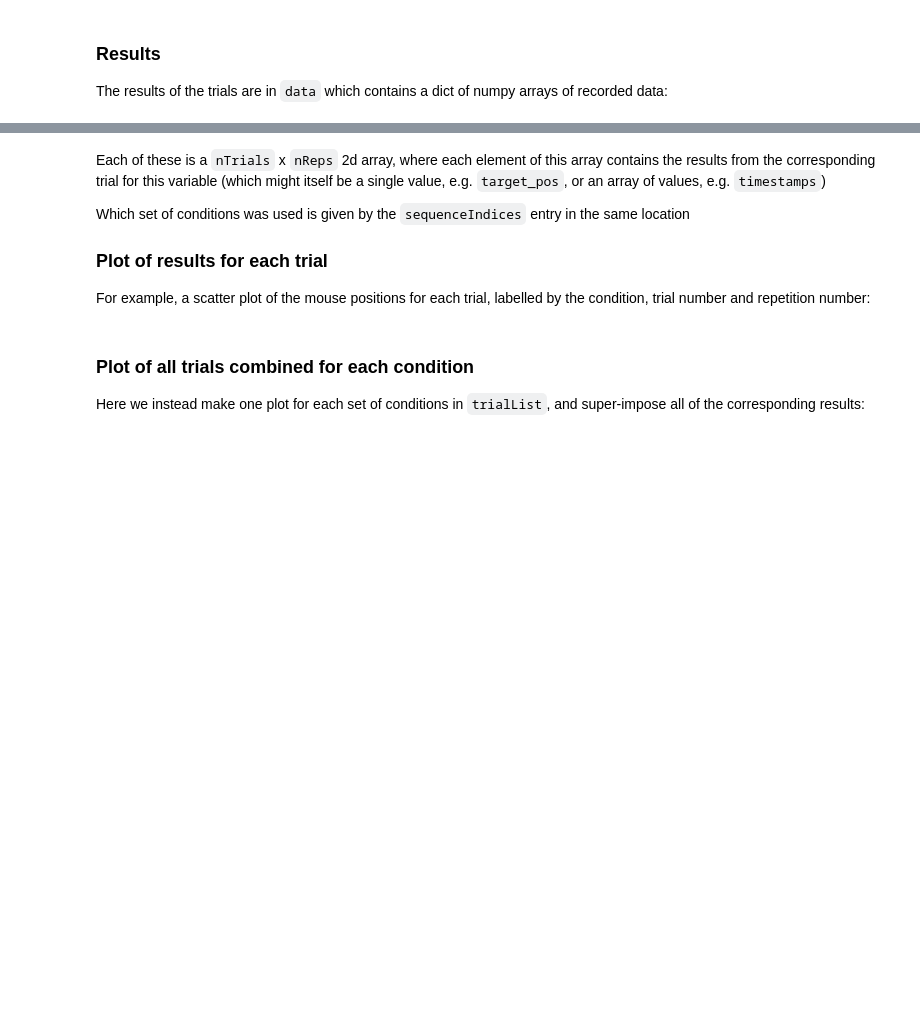
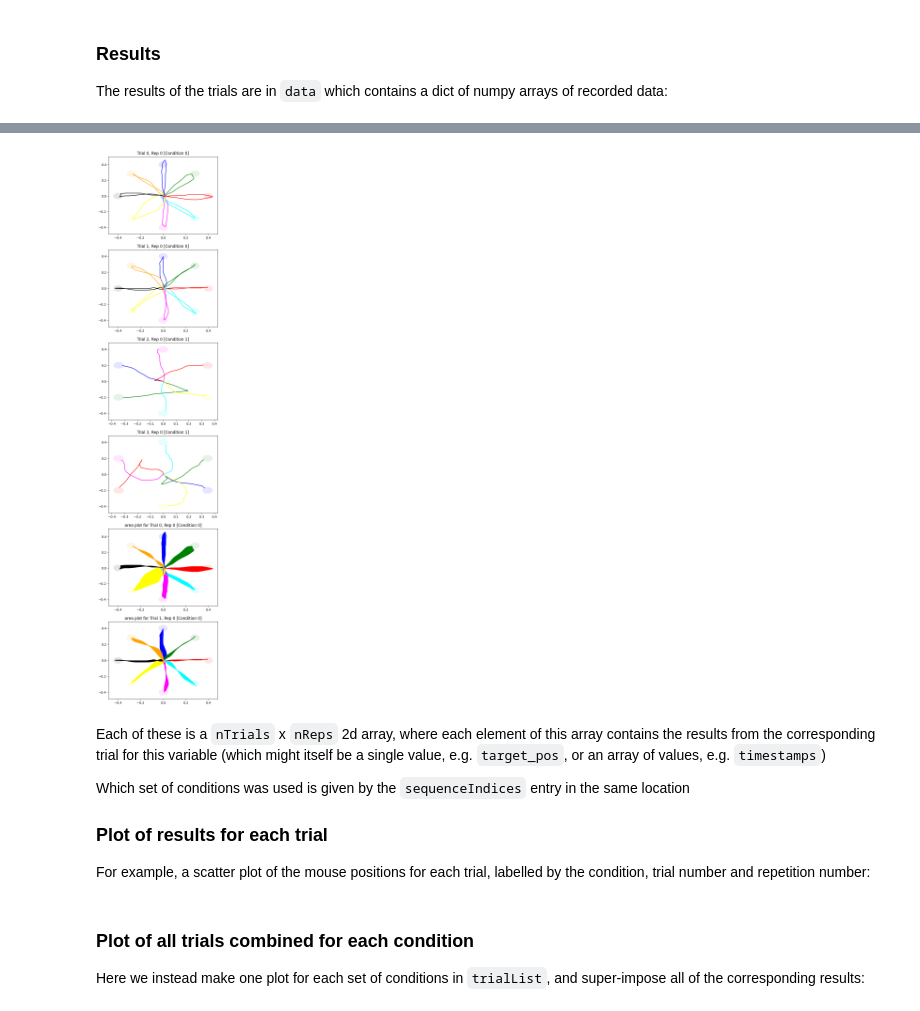
Before and after one commit to ssciwr/vstt, a Jupyter notebook: docs/notebooks/raw_data.ipynb, the cells around one changed output, grey strips where cells are left out. Cells and saved outputs as stored; diff of their text form; code cells hidden in the pictures; blank space fills up the shorter version.

Commit message:
fill the enclosed area and output the result

```diff
--- a/docs/notebooks/raw_data.ipynb
+++ b/docs/notebooks/raw_data.ipynb
@@ -80,0 +133,88 @@ for key, value in psydata.data.items():
+# %%
+colors = ["blue", "green", "red", "cyan", "magenta", "yellow", "black", "orange"]
+nTrials, nReps = psydata.sequenceIndices.shape
+def get_axs_row():
+    row = 0
+    for condition in range(len(psydata.trialList)):
+        if not psydata.trialList[condition]["automove_cursor_to_center"]:
+            row += 2*psydata.trialWeights[condition]
+        else:
+            row += psydata.trialWeights[condition]
+    return row
+
+fig, axs = plt.subplots(get_axs_row(), nReps, figsize=(6, 6 * (nTrials+1) * nReps))
+axs = np.reshape(
+    axs, (get_axs_row(), nReps)
+)  # ensure axs is a 2d-array even if nTrials or nReps is 1
+for trial in range(nTrials):
+    for rep in range(nReps):
+        loc = (trial, rep)
+        condition = psydata.sequenceIndices[loc]
+        target_radius = psydata.trialList[condition]["target_size"]
+        central_target_radius = psydata.trialList[condition]["central_target_size"]
+        ax = axs[loc]
+        ax.set_title(f"Trial {trial}, Rep {rep} [Condition {condition}]")
+        for positions, target_pos, color in zip(
+            psydata.data["to_target_mouse_positions"][loc],
+            psydata.data["target_pos"][loc],
+            colors,
+        ):
+            ax.plot(positions[:, 0], positions[:, 1], color=color)
+            ax.add_patch(
+                plt.Circle(
+                    target_pos,
+                    target_radius,
+                    edgecolor="none",
+                    facecolor=color,
+                    alpha=0.1,
+                )
+            )
+
+        # if condition "automove_cursor_to_center" is deselected, plot the line to center, fill the enclosed area and output the area
+        if not psydata.trialList[condition]["automove_cursor_to_center"]:
+            loc_area = (trial+nTrials, rep)
+            ax_area = axs[loc_area]
+            ax_area.set_title(f"area plot for Trial {trial}, Rep {rep} [Condition {condition}]")
+            print("---------------------------------------------")
+            print("area of Trial %d, Rep %d [Condition %s]" %(trial, rep, condition))
+            for to_target_mouse_positions, to_center_mouse_positions, target_pos, color in zip(
+                psydata.data["to_target_mouse_positions"][loc],
+                psydata.data["to_center_mouse_positions"][loc],
+                psydata.data["target_pos"][loc],
+                colors,
+            ):
+                ax.plot(to_center_mouse_positions[:, 0], to_center_mouse_positions[:, 1], color=color)
+                coords = np.concatenate((to_target_mouse_positions, to_center_mouse_positions))
+                polygon = Polygon(coords)
+                lr_coords = np.concatenate((coords[:], to_target_mouse_positions[0:1]))
+                lr = LineString(lr_coords)
+                validation = lr.is_valid
+                multi_LineString = unary_union(lr)
+                area = 0
+                for pg in polygonize(multi_LineString):
+                    area += pg.area
+                    ax_area.plot(*pg.exterior.xy, color=color)
+                    ax_area.fill(*pg.exterior.xy, facecolor=color)
+                ax_area.add_patch(
+                    plt.Circle(
+                        target_pos,
+                        target_radius,
+                        edgecolor="none",
+                        facecolor=color,
+                        alpha=0.1,
+                    )
+                )
+                print("%s, area: %f" %(color, area))
+
+            ax.add_patch(
+                plt.Circle(
+                    [0, 0],
+                    central_target_radius,
+                    edgecolor="none",
+                    facecolor="black",
+                    alpha=0.1,
+                )
+            )
+
+plt.show()
+# %% [output]
@@ -81,3 +241,4 @@ for key, value in psydata.data.items():
+[figure, added]
 # %% [markdown]
 Each of these is a `nTrials` x `nReps` 2d array, where each element of this array contains the results from the corresponding trial for this variable (which might itself be a single value, e.g. `target_pos`, or an array of values, e.g. `timestamps`)
 
```
Also changed, not shown: parts of 14 cells of this notebook.
